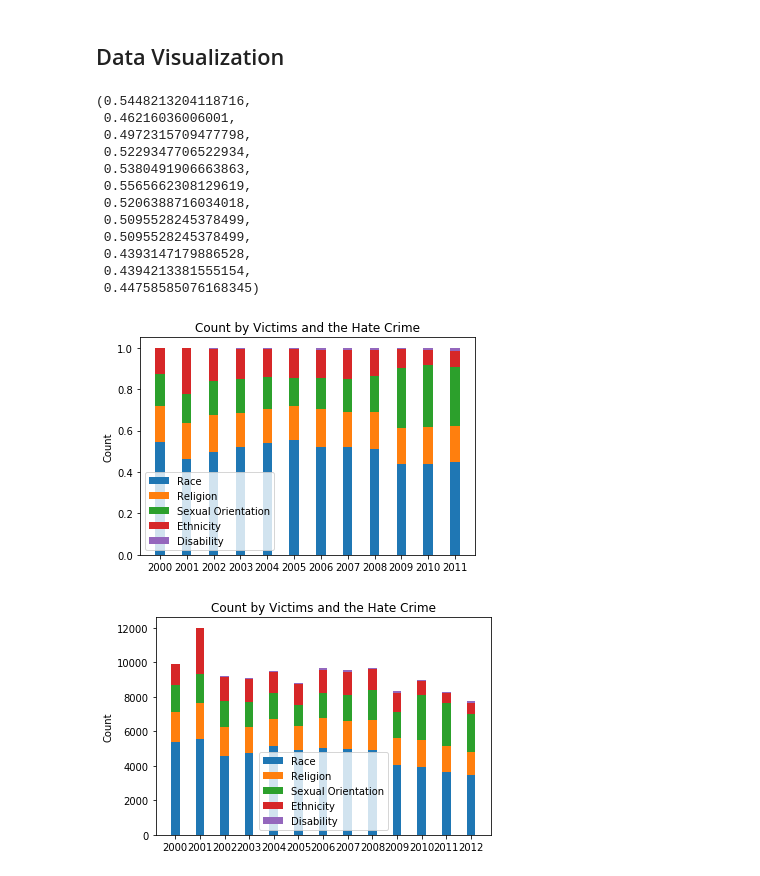
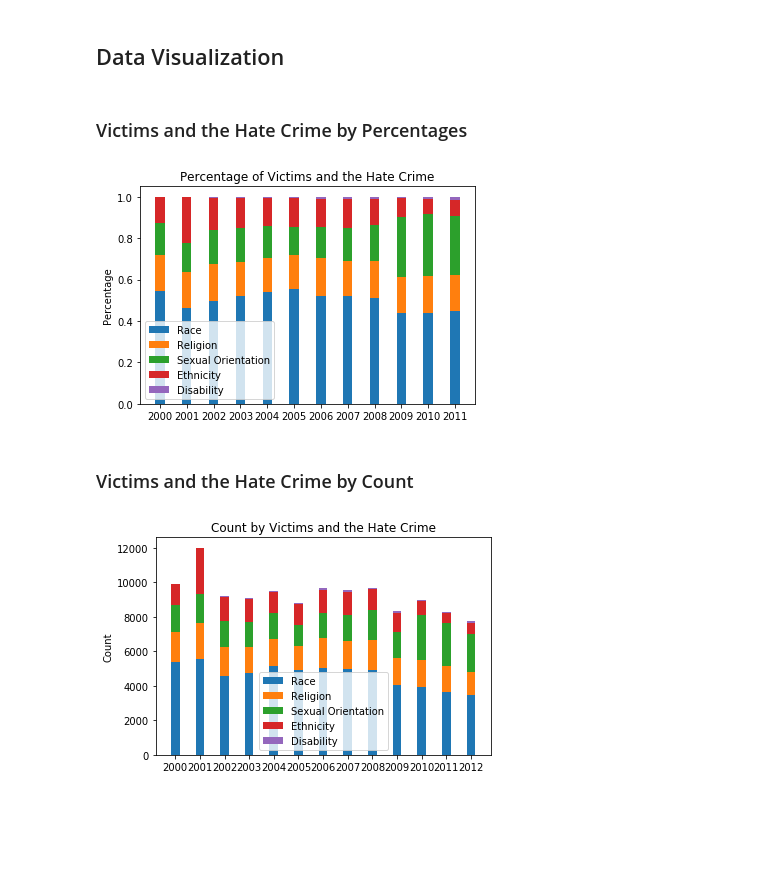
Before and after one commit to helenhc/Crime-Hate-Crime, a Jupyter notebook: tables 1 & 2.ipynb, the cells around one changed output. Drawn from its saved outputs; the diff is of its cells as text; code cells hidden in the pictures; blank space fills up the shorter version.

```diff
--- a/tables 1 & 2.ipynb
+++ b/tables 1 & 2.ipynb
@@ -403,45 +403,34 @@ ethnicity_perc = (perc_00[3], perc_01[3], perc_02[3], perc_03[3], perc_04[3], pe
              perc_07[3], perc_08[3], perc_10[3], perc_11[3], perc_12[3])
 disability_perc = (perc_00[4], perc_01[4], perc_02[4], perc_03[4], perc_04[4], perc_05[4], perc_06[4],
              perc_07[4], perc_08[4], perc_10[4], perc_11[4], perc_12[4])
-# %%
-race_perc
-# %% [output]
-(0.5448213204118716,
- 0.46216036006001,
- 0.4972315709477798,
- 0.5229347706522934,
- 0.5380491906663863,
- 0.5565662308129619,
- 0.5206388716034018,
- 0.5095528245378499,
- 0.5095528245378499,
- 0.4393147179886528,
- 0.4394213381555154,
- 0.44758585076168345)
+# %% [markdown]
+### Victims and the Hate Crime by Percentages
 # %%
 N = 12
 ind = np.arange(N)    # the x locations for the groups
 width = 0.35       # the width of the bars: can also be len(x) sequence
 
 sexual_orientation_bot = np.array(race_perc) + np.array(religion_perc)
 ethnicity_bot = sexual_orientation_bot + np.array(sexual_orient_perc)
 disability_bot = ethnicity_bot + np.array(ethnicity_perc)
 
 p1 = plt.bar(ind, race_perc, width)
 p2 = plt.bar(ind, religion_perc, width, bottom = race_perc)
 p3 = plt.bar(ind, sexual_orient_perc, width, bottom = sexual_orientation_bot)
 p4 = plt.bar(ind, ethnicity_perc, width, bottom = ethnicity_bot)
 p5 = plt.bar(ind, disability_perc, width, bottom = disability_bot)
 
 
-plt.ylabel('Count')
-plt.title('Count by Victims and the Hate Crime')
+plt.ylabel('Percentage')
+plt.title('Percentage of Victims and the Hate Crime')
 plt.xticks(ind, ('2000', '2001', '2002', '2003', '2004', '2005', '2006', '2007', '2008', '2009', '2010', '2011', '2012'))
 plt.legend((p1[0], p2[0], p3[0], p4[0], p5[0]), ('Race', 'Religion', 'Sexual Orientation', 'Ethnicity', 'Disability'))
 
 plt.show()
 # %% [output]
-[figure, old version]
+[figure, new version]
+# %% [markdown]
+### Victims and the Hate Crime by Count
 # %%
 N = 13
 ind = np.arange(N)    # the x locations for the groups
```
Also changed, not shown: parts of 4 cells of this notebook.
